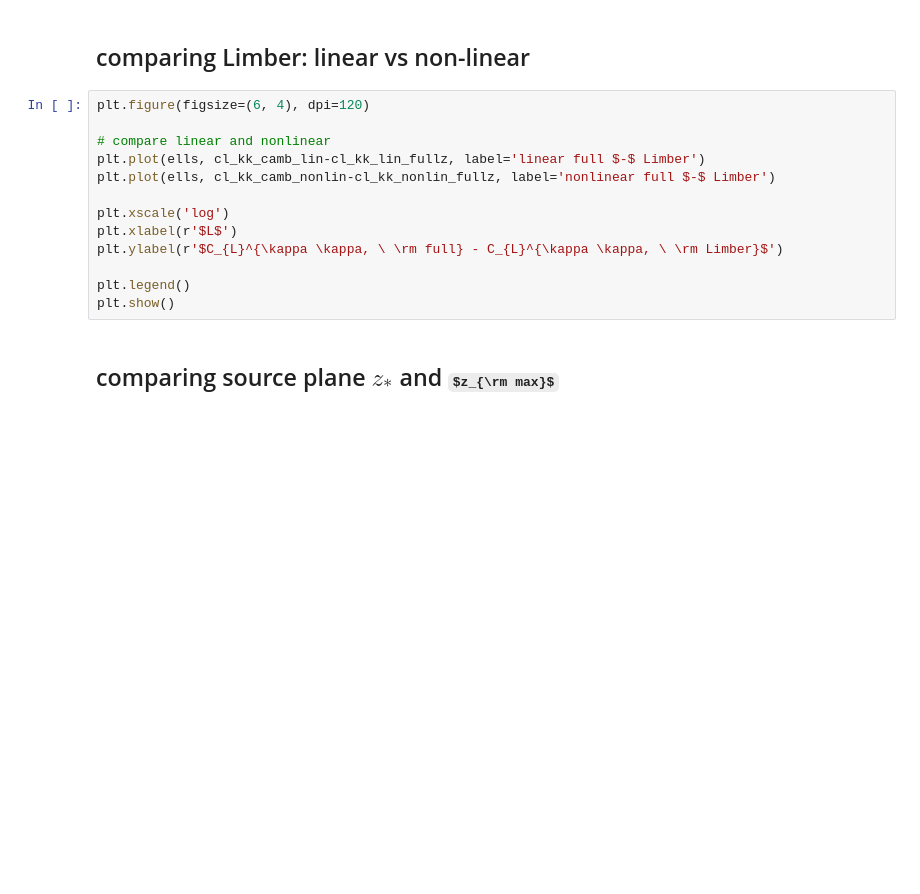
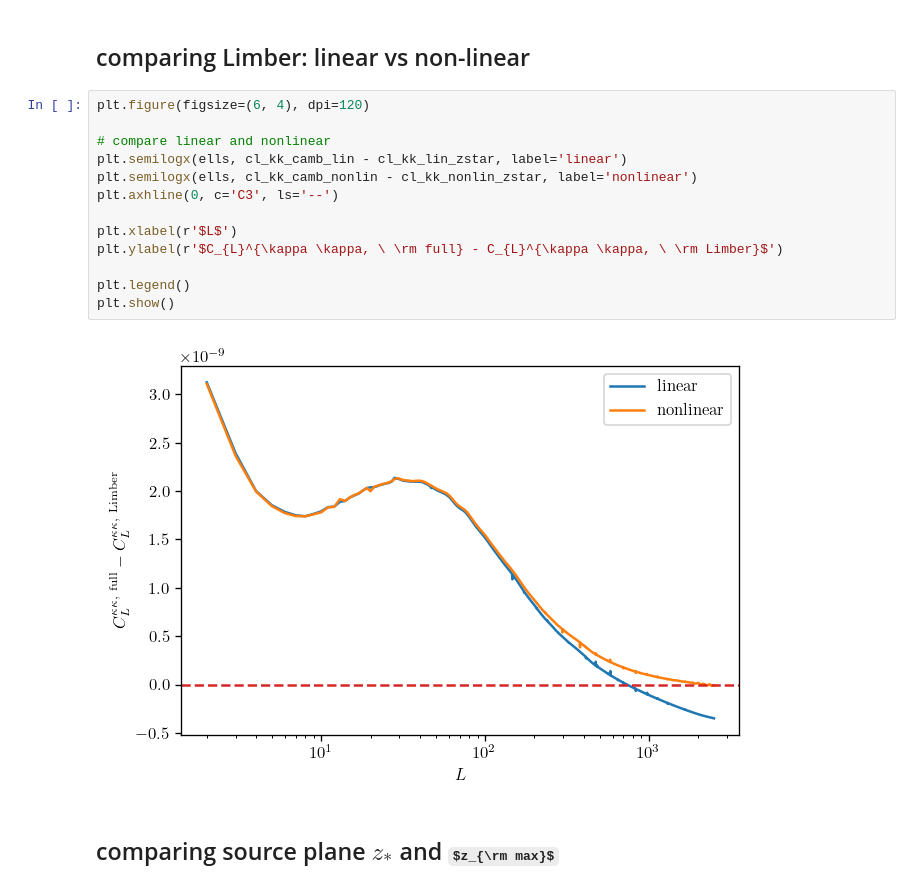
Before and after one commit to dljarque/LSST_CMBlensing_forecast, a Jupyter notebook: notebooks/cmb_lensing_auto.ipynb, the cells around one changed output. Cells and saved outputs as stored; diff of their text form; some formulas as TeX source; blank space fills up the shorter version.

```diff
--- a/notebooks/cmb_lensing_auto.ipynb
+++ b/notebooks/cmb_lensing_auto.ipynb
@@ -286,16 +286,18 @@ plt.show()
 # %%
 plt.figure(figsize=(6, 4), dpi=120)
 
 # compare linear and nonlinear
-plt.plot(ells, cl_kk_camb_lin-cl_kk_lin_fullz, label='linear full $-$ Limber')
-plt.plot(ells, cl_kk_camb_nonlin-cl_kk_nonlin_fullz, label='nonlinear full $-$ Limber')
+plt.semilogx(ells, cl_kk_camb_lin - cl_kk_lin_zstar, label='linear')
+plt.semilogx(ells, cl_kk_camb_nonlin - cl_kk_nonlin_zstar, label='nonlinear')
+plt.axhline(0, c='C3', ls='--')
 
-plt.xscale('log')
 plt.xlabel(r'$L$')
 plt.ylabel(r'$C_{L}^{\kappa \kappa, \ \rm full} - C_{L}^{\kappa \kappa, \ \rm Limber}$')
 
 plt.legend()
 plt.show()
+# %% [output]
+[figure, added]
 # %% [markdown]
 ## comparing source plane $z_*$ and $z_{\rm max}$
 # %%
```
Also changed, not shown: parts of 3 cells of this notebook, 2 other files.
